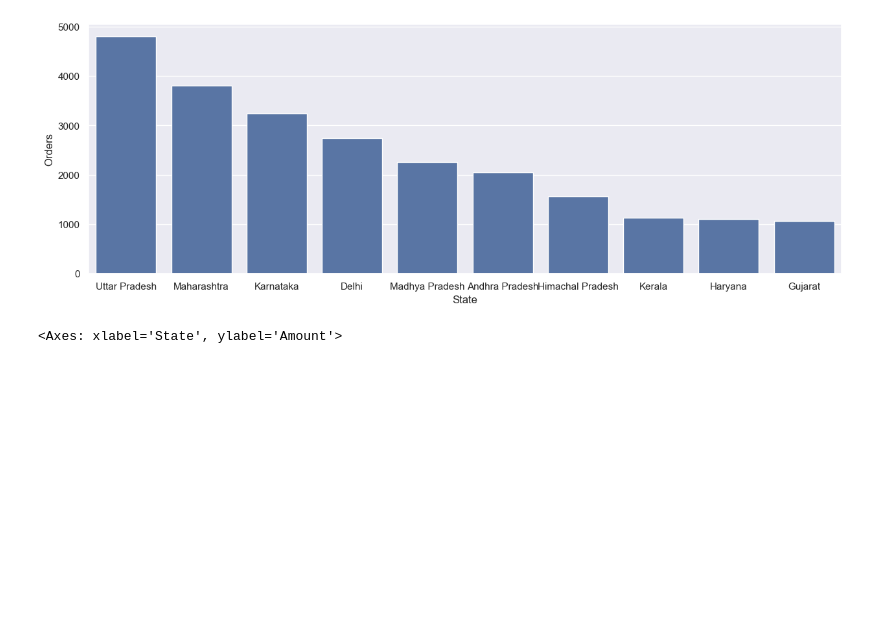
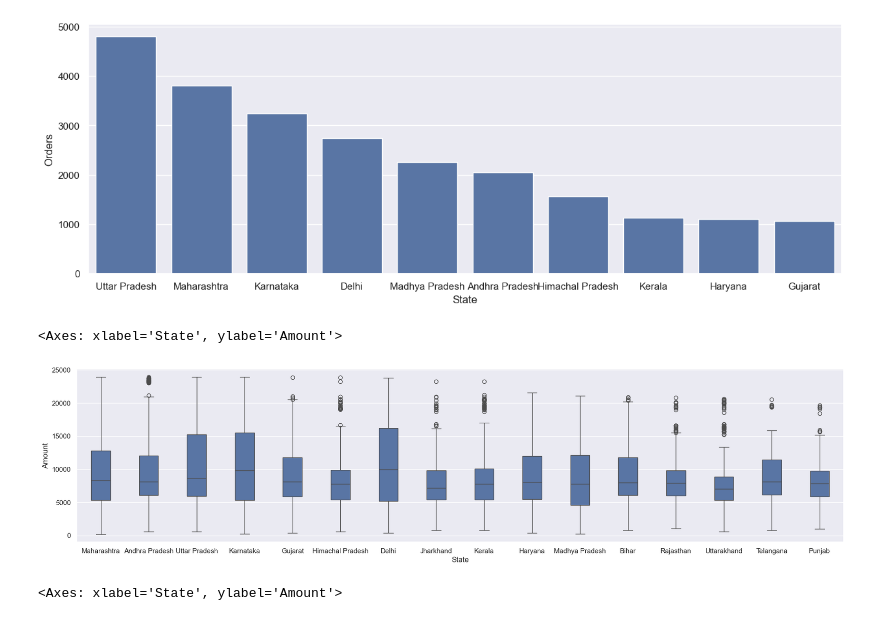
Before and after one commit to ShadowMonarch9871/EDA-Sales-Analysis, a Jupyter notebook: Sales_Analysis.ipynb, the cells around one changed output. Cells and saved outputs as stored; diff of their text form; code cells hidden in the pictures; blank space fills up the shorter version.

```diff
--- a/Sales_Analysis.ipynb
+++ b/Sales_Analysis.ipynb
@@ -185,6 +185,12 @@ sns.barplot(data=sales_state,x='State',y='Orders')
 # %% [output]
 <Axes: xlabel='State', ylabel='Orders'>
 [figure]
+# %%
+sns.set(rc={'figure.figsize':(22,5)})
+sns.boxplot(data=df,x='State',y='Amount',gap=0.5)
+# %% [output]
+<Axes: xlabel='State', ylabel='Amount'>
+[figure, added]
 # %%
 sales_state=df.groupby(['State'],as_index=False)['Amount'].sum().sort_values(by='Amount',ascending=False).head(10)
 sns.set(rc={'figure.figsize':(15,5)})
```
Also changed, not shown: parts of 3 cells of this notebook.
